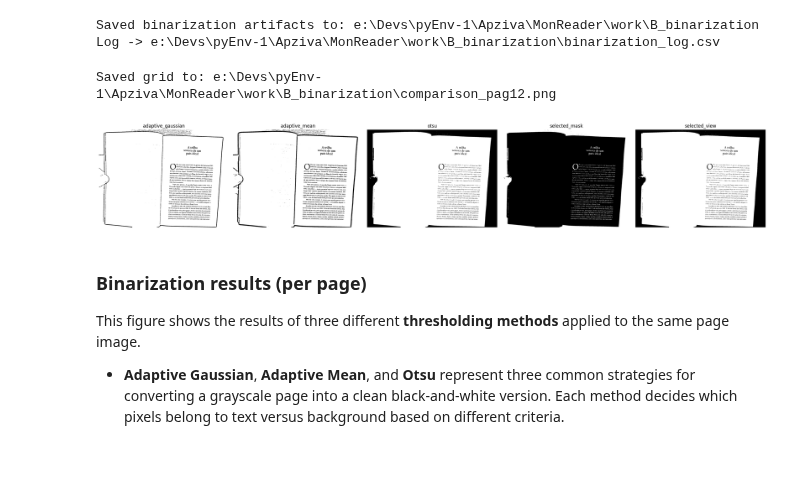
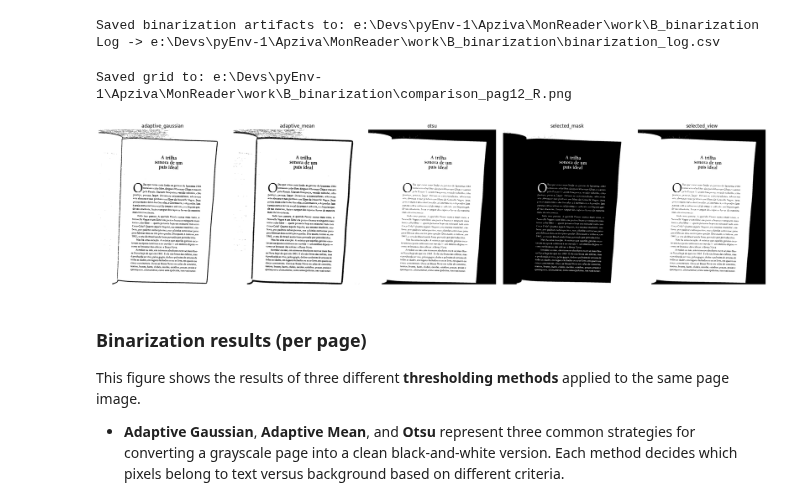
Before and after one commit to FederCO23/MonReader, a Jupyter notebook: MonReader_part2.ipynb, the cells around one changed output. Cells and saved outputs as stored; diff of their text form; code cells hidden in the pictures; blank space fills up the shorter version.

```diff
--- a/MonReader_part2.ipynb
+++ b/MonReader_part2.ipynb
@@ -142,11 +144,11 @@ def plot_binarization_outputs(page_dir: Path, save_to: Path | None = None):
     plt.show()
 # %%
 # pick a page folder produced by binarization:
-page_dir = WORK_B / "portuguese" / "pag12"   # <- change to your page folder
-plot_binarization_outputs(page_dir, save_to=WORK_B / "comparison_pag12.png")
+page_dir = WORK_B / "portuguese" / "pag12_R"   # <- change to your page folder
+plot_binarization_outputs(page_dir, save_to=WORK_B / "comparison_pag12_R.png")
 # %% [output]
-Saved grid to: e:\Devs\pyEnv-1\Apziva\MonReader\work\B_binarization\comparison_pag12.png
+Saved grid to: e:\Devs\pyEnv-1\Apziva\MonReader\work\B_binarization\comparison_pag12_R.png
-[figure, old version]
+[figure, new version]
 # %% [markdown]
 ### Binarization results (per page)
 
```
Also changed, not shown: parts of 10 cells of this notebook.
